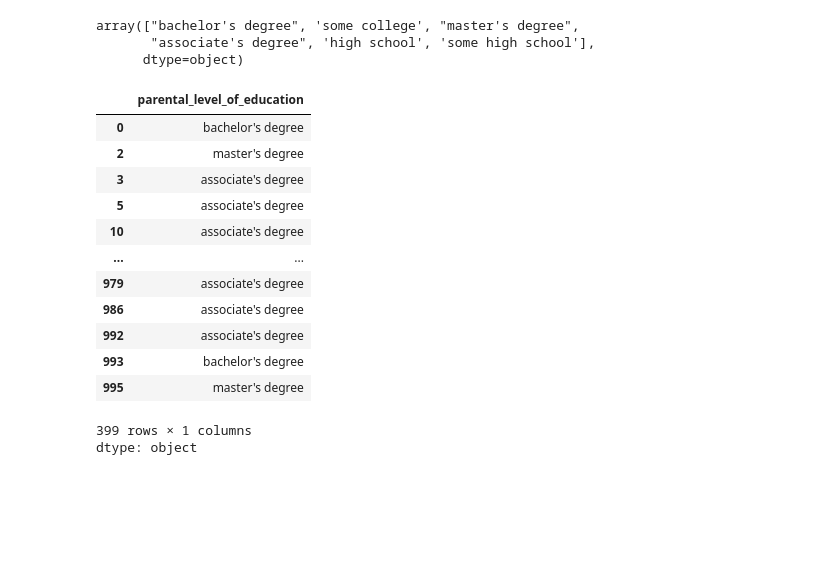
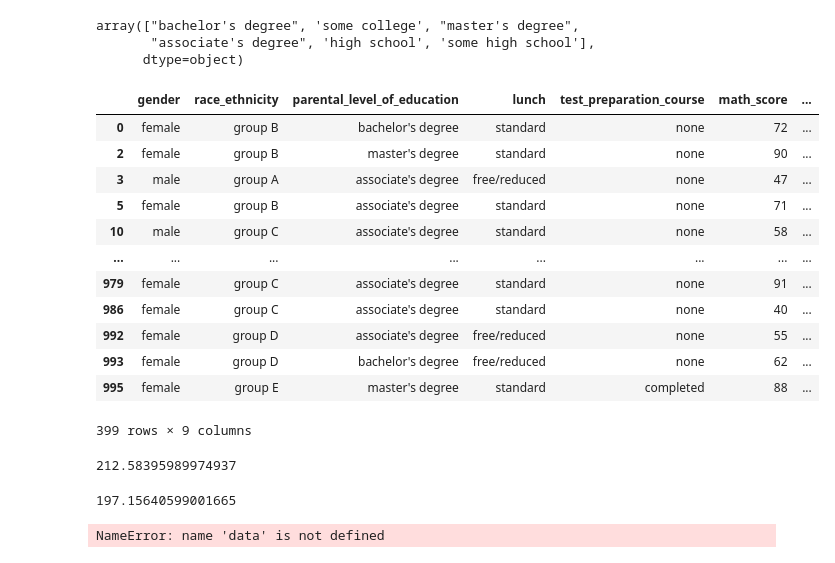
Before and after one commit to Abubakar919666/Python, a Jupyter notebook: Basic_pandas.ipynb, the cells around one changed output. Saved outputs shown, nothing was run; the diff lists cells and outputs as text; code cells hidden in the pictures; blank space fills up the shorter version.

```diff
--- a/Basic_pandas.ipynb
+++ b/Basic_pandas.ipynb
@@ -149,22 +149,33 @@ data.parental_level_of_education.unique()
 array(["bachelor's degree", 'some college', "master's degree",
        "associate's degree", 'high school', 'some high school'],
       dtype=object)
+# %%
+data['total'] = data.math_score + data.reading_score + data.writing_score
 # %%
-data.parental_level_of_education[(data.parental_level_of_education == "master's degree")|(data.parental_level_of_education == "associate's degree") |(data.parental_level_of_education == "bachelor's degree")]
+data[(data.parental_level_of_education == "master's degree")|(data.parental_level_of_education == "associate's degree") |(data.parental_level_of_education == "bachelor's degree")]
 # %% [output]
-|  | parental_level_of_education |
-| 0 | bachelor's degree |
-| 2 | master's degree |
-| 3 | associate's degree |
-| 5 | associate's degree |
-| 10 | associate's degree |
-| ... | ... |
-| 979 | associate's degree |
-| 986 | associate's degree |
-| 992 | associate's degree |
-| 993 | bachelor's degree |
-| 995 | master's degree |
+|  | gender | race_ethnicity | parental_level_of_education | lunch | test_preparation_course | math_score | ... |
+| 0 | female | group B | bachelor's degree | standard | none | 72 | ... |
+| 2 | female | group B | master's degree | standard | none | 90 | ... |
+| 3 | male | group A | associate's degree | free/reduced | none | 47 | ... |
+| 5 | female | group B | associate's degree | standard | none | 71 | ... |
+| 10 | male | group C | associate's degree | standard | none | 58 | ... |
+| ... | ... | ... | ... | ... | ... | ... | ... |
+| 979 | female | group C | associate's degree | standard | none | 91 | ... |
+| 986 | female | group C | associate's degree | standard | none | 40 | ... |
+| 992 | female | group D | associate's degree | free/reduced | none | 55 | ... |
+| 993 | female | group D | bachelor's degree | free/reduced | none | 62 | ... |
+| 995 | female | group E | master's degree | standard | completed | 88 | ... |
-399 rows × 1 columns
-dtype: object
+399 rows × 9 columns
+# %%
+data[(data.parental_level_of_education == "master's degree")|(data.parental_level_of_education == "bachelor's degree") |(data.parental_level_of_education == "associate's degree")]['total'].mean()
+# %% [output]
+212.58395989974937
+# %%
+data[(data.parental_level_of_education == "some college")|(data.parental_level_of_education == "high school") |(data.parental_level_of_education == "some high school")]['total'].mean()
+# %% [output]
+197.15640599001665
 # %%
-data.groupby("parental_level_of_education")[]
+data.groupby("parental_level_of_education")
+# %% [output]
+NameError: name 'data' is not defined
```
